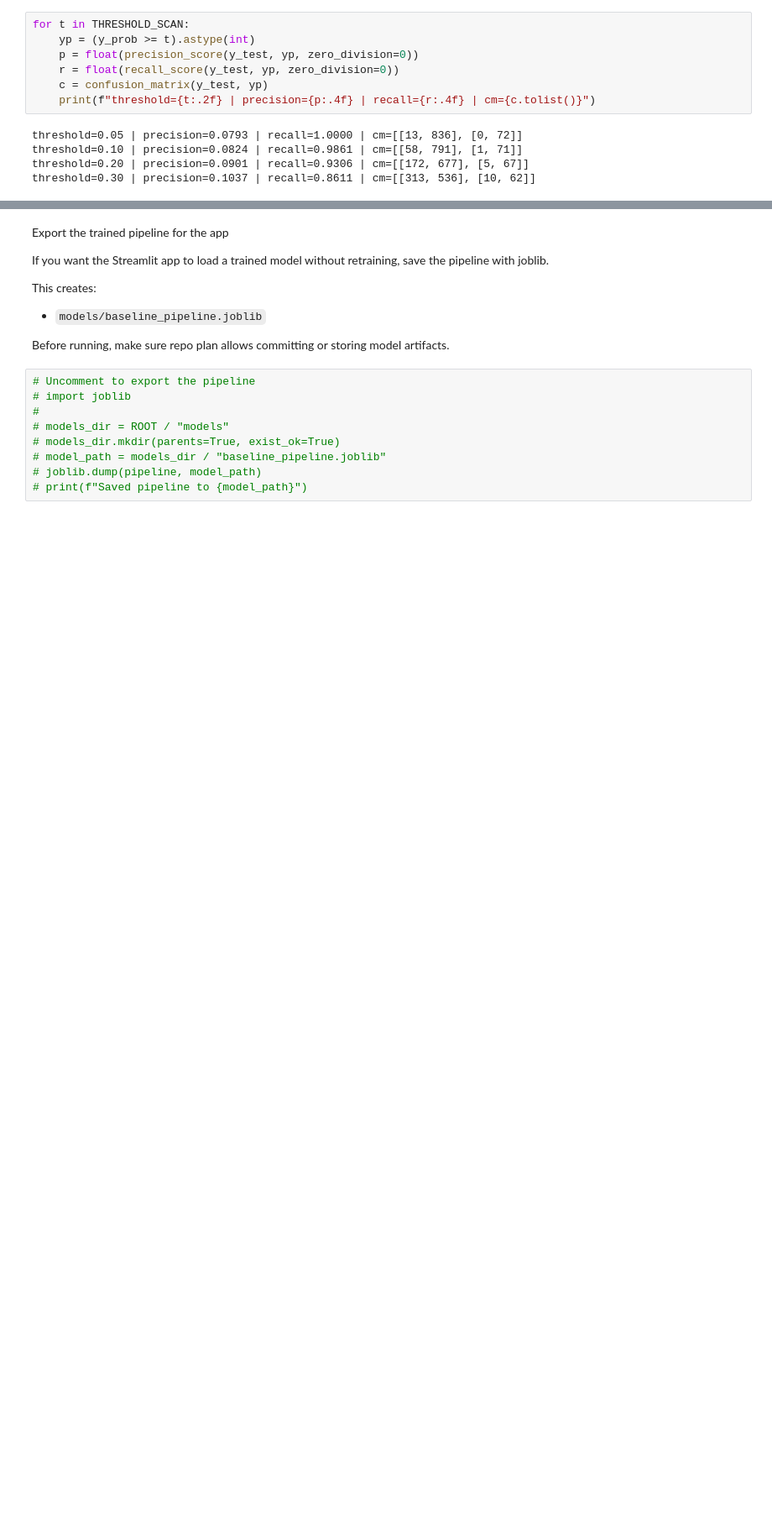
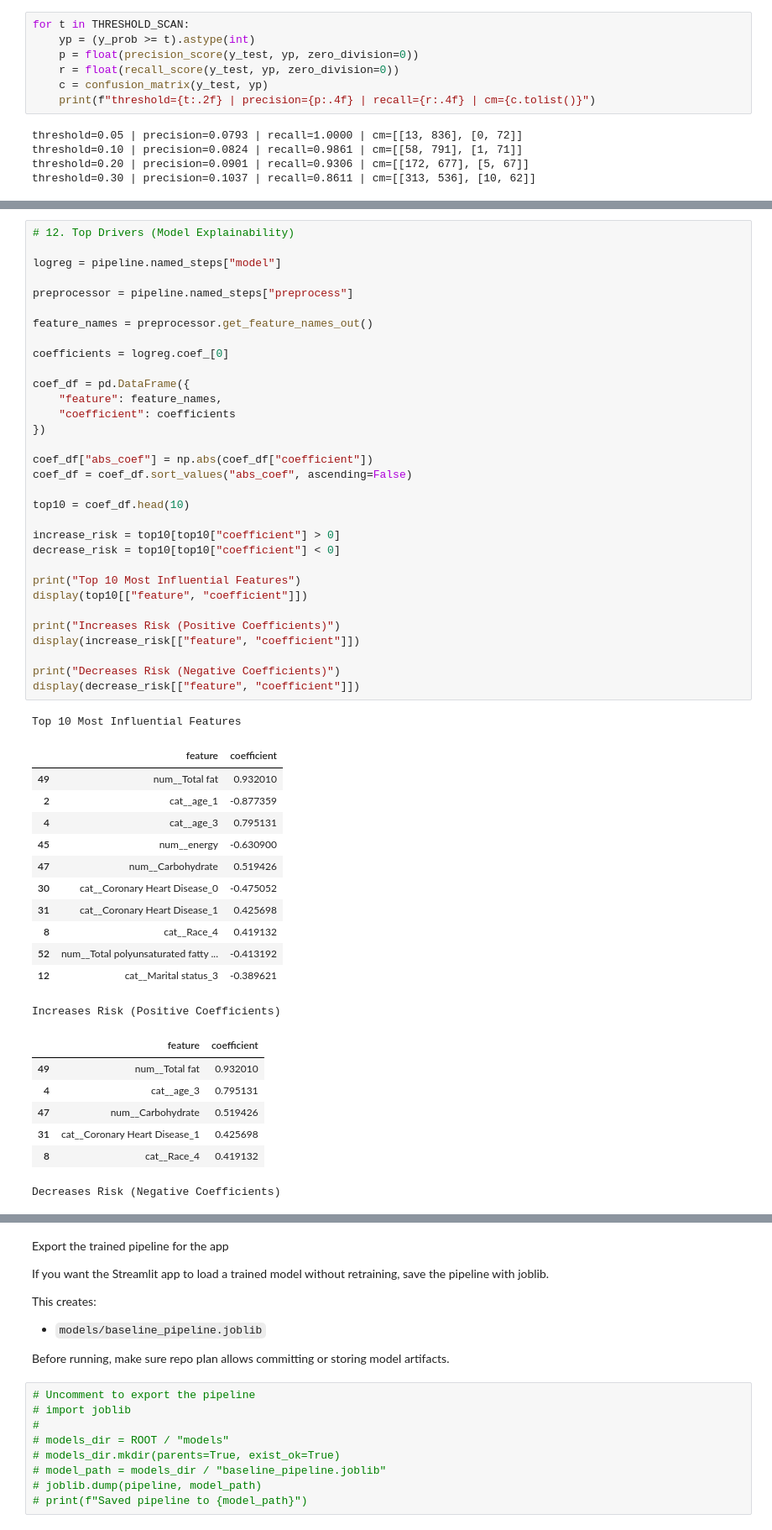
Before and after one commit to Health-Analytics-Society/stroke-prevention-demo, a Jupyter notebook: notebooks/final_demo_baseline_model.ipynb, the cells around one changed output, grey strips where cells are left out. Shown at 84% size. Cells and saved outputs as stored; diff of their text form; blank space fills up the shorter version.

Commit message:
top drivers

```diff
--- a/notebooks/final_demo_baseline_model.ipynb
+++ b/notebooks/final_demo_baseline_model.ipynb
@@ -416,0 +420,53 @@ threshold=0.30 | precision=0.1037 | recall=0.8611 | cm=[[313, 536], [10, 62]]
+# %%
+# 12. Top Drivers (Model Explainability)
+
+logreg = pipeline.named_steps["model"]
+
+preprocessor = pipeline.named_steps["preprocess"]
+
+feature_names = preprocessor.get_feature_names_out()
+
+coefficients = logreg.coef_[0]
+
+coef_df = pd.DataFrame({
+    "feature": feature_names,
+    "coefficient": coefficients
+})
+
+coef_df["abs_coef"] = np.abs(coef_df["coefficient"])
+coef_df = coef_df.sort_values("abs_coef", ascending=False)
+
+top10 = coef_df.head(10)
+
+increase_risk = top10[top10["coefficient"] > 0]
+decrease_risk = top10[top10["coefficient"] < 0]
+
+print("Top 10 Most Influential Features")
+display(top10[["feature", "coefficient"]])
+
+print("Increases Risk (Positive Coefficients)")
+display(increase_risk[["feature", "coefficient"]])
+
+print("Decreases Risk (Negative Coefficients)")
+display(decrease_risk[["feature", "coefficient"]])
+# %% [output]
+Top 10 Most Influential Features
+|  | feature | coefficient |
+| 49 | num__Total fat | 0.932010 |
+| 2 | cat__age_1 | -0.877359 |
+| 4 | cat__age_3 | 0.795131 |
+| 45 | num__energy | -0.630900 |
+| 47 | num__Carbohydrate | 0.519426 |
+| 30 | cat__Coronary Heart Disease_0 | -0.475052 |
+| 31 | cat__Coronary Heart Disease_1 | 0.425698 |
+| 8 | cat__Race_4 | 0.419132 |
+| 52 | num__Total polyunsaturated fatty ... | -0.413192 |
+| 12 | cat__Marital status_3 | -0.389621 |
+Increases Risk (Positive Coefficients)
+|  | feature | coefficient |
+| 49 | num__Total fat | 0.932010 |
+| 4 | cat__age_3 | 0.795131 |
+| 47 | num__Carbohydrate | 0.519426 |
+| 31 | cat__Coronary Heart Disease_1 | 0.425698 |
+| 8 | cat__Race_4 | 0.419132 |
+Decreases Risk (Negative Coefficients)
```
Also changed, not shown: parts of 4 cells of this notebook.
